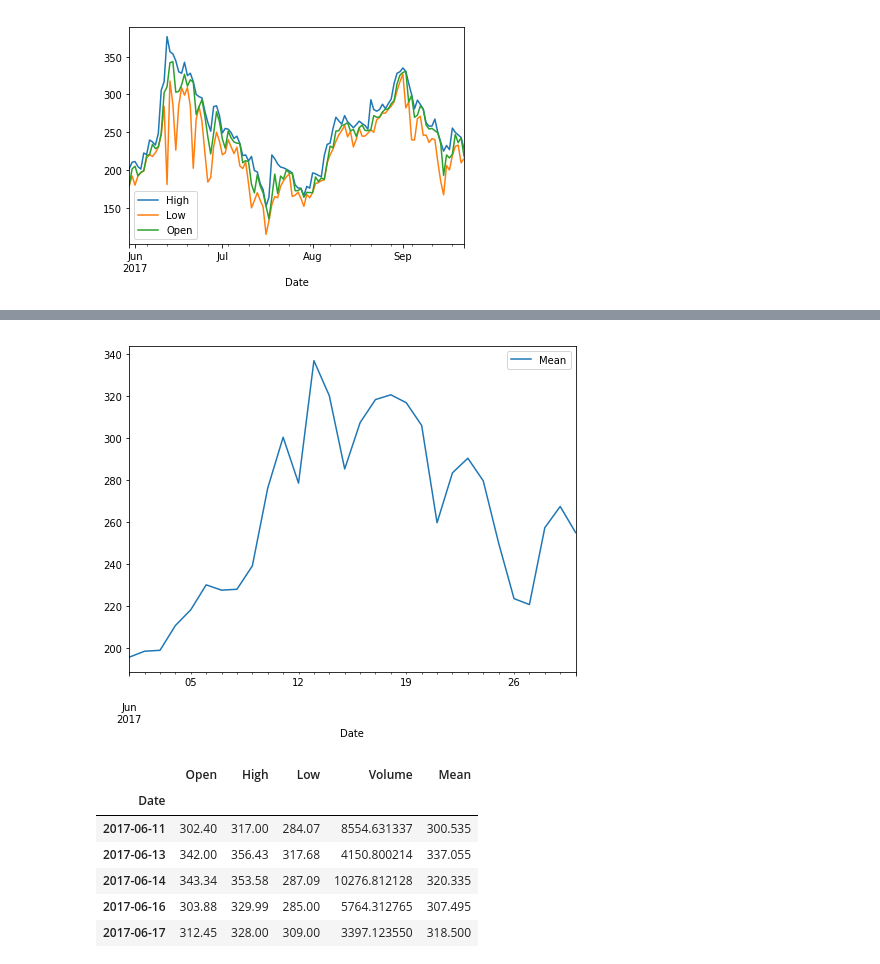
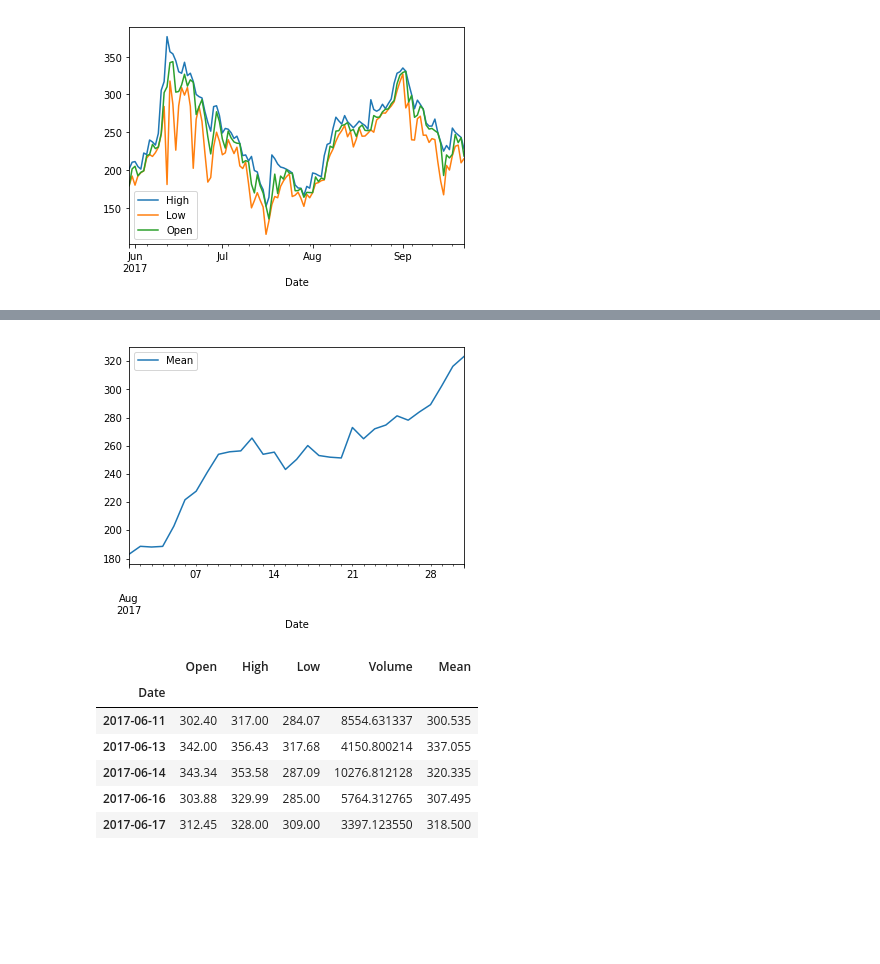
Before and after one commit to ratneshster/Time-Series-Analysis, a Jupyter notebook: Jupyter Notebooks/001-Retrieve_Compare_and_Display.ipynb, the cells around one changed output, grey strips where cells are left out. Saved outputs shown, nothing was run; the diff lists cells and outputs as text; code cells hidden in the pictures; blank space fills up the shorter version.

```diff
--- a/Jupyter Notebooks/001-Retrieve_Compare_and_Display.ipynb
+++ b/Jupyter Notebooks/001-Retrieve_Compare_and_Display.ipynb
@@ -97,9 +100,9 @@ plt.show()
 # %%
 # Or one specific month
-gdax_eth_eur['2017-06'].plot(y='Mean')
+gdax_eth_eur['2017-08'].plot(y='Mean')
 plt.show()
 # %% [output]
-[figure, old version]
+[figure, new version]
 # %%
 # Retrieve all data where ETH was higher than 300 Euro
 gdax_eth_eur[gdax_eth_eur['Mean']>300]
```
Also changed, not shown: parts of 11 cells of this notebook, 3 other files.
